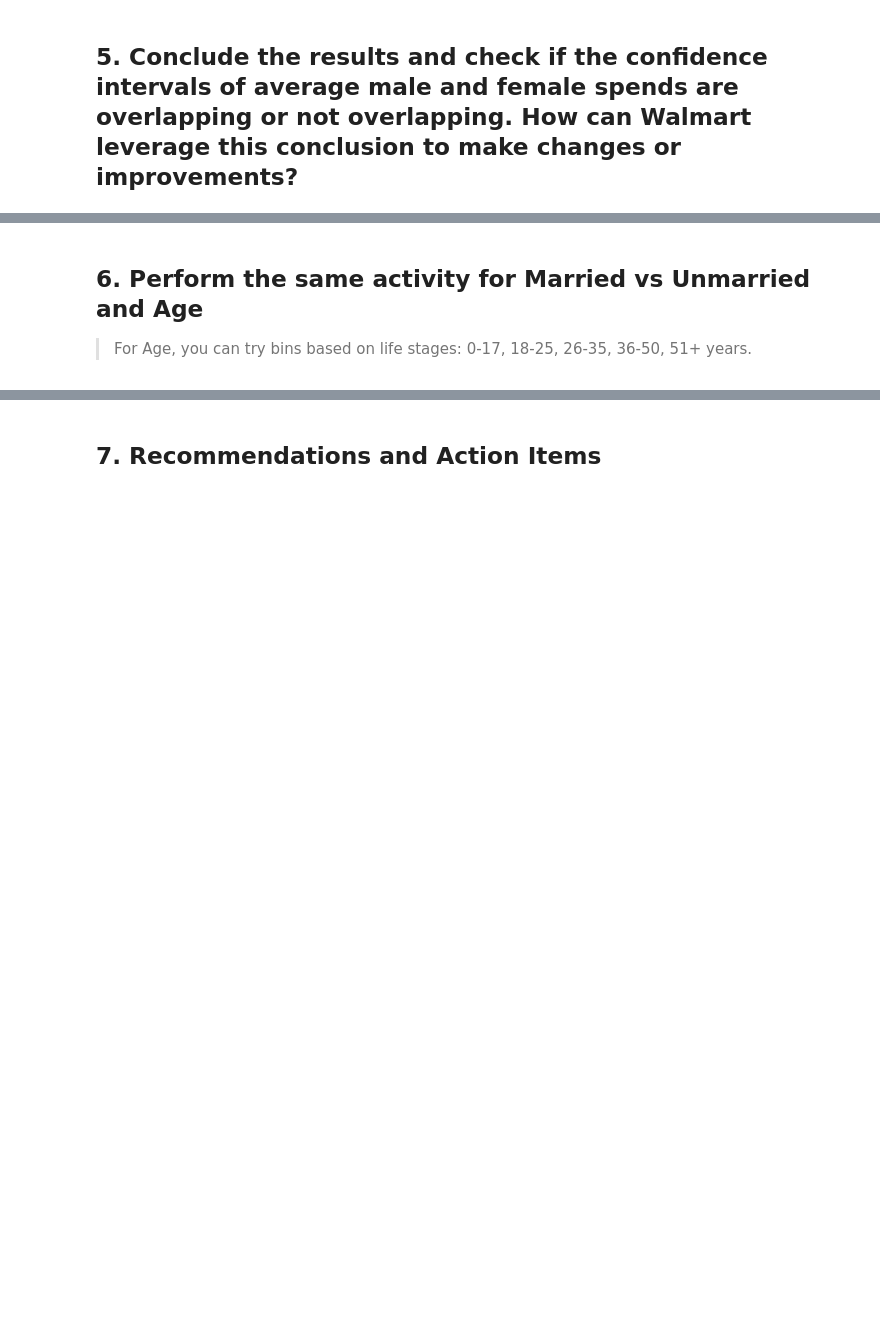
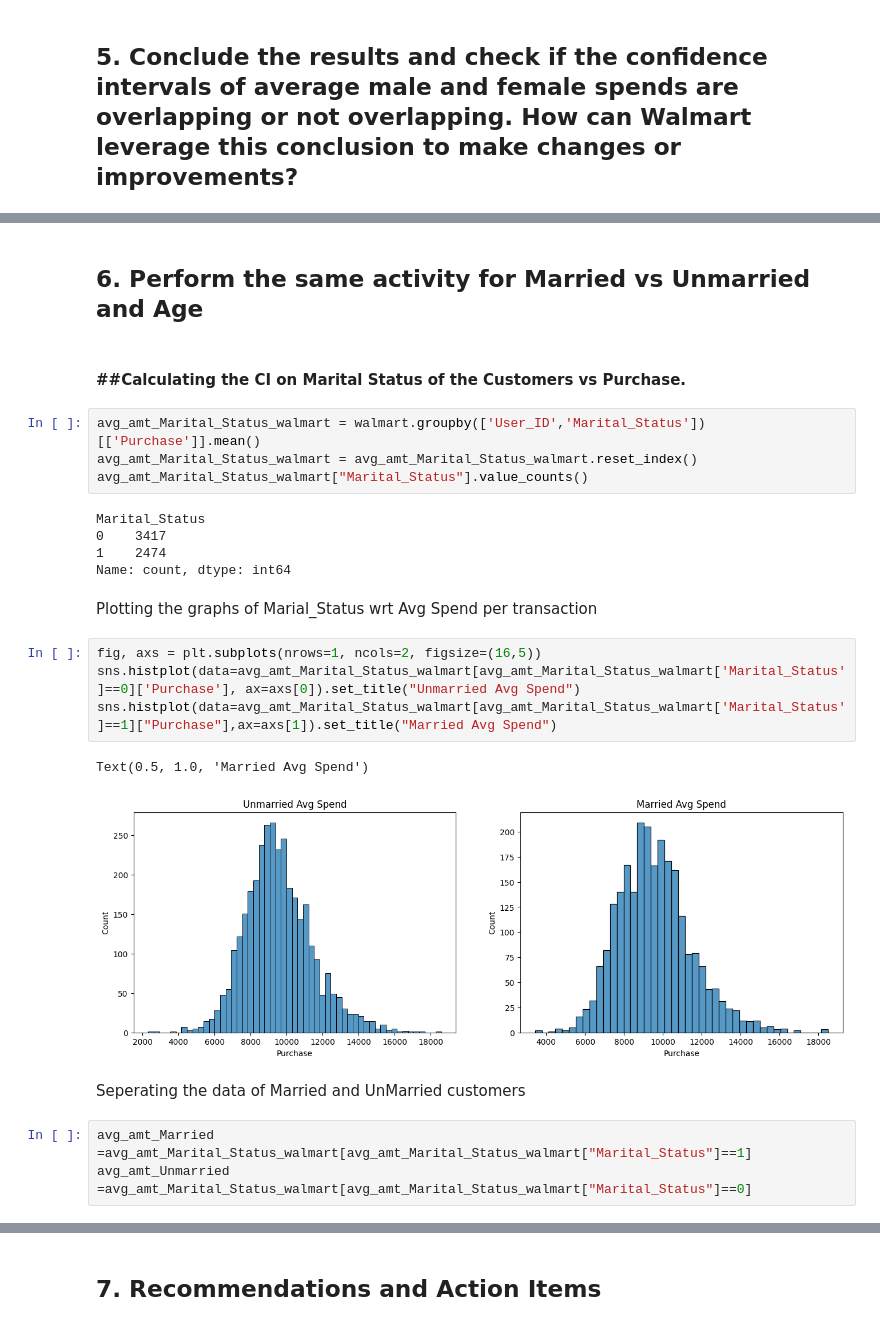
Before and after one commit to SreeMB/Wallmart_Data_Analysis, a Jupyter notebook: wallmart.ipynb, the cells around one changed output, grey strips where cells are left out. Saved outputs shown, nothing was run; the diff lists cells and outputs as text; blank space fills up the shorter version.

```diff
--- a/wallmart.ipynb
+++ b/wallmart.ipynb
@@ -561,3 +910,27 @@ sns.pairplot(walmart)
 # %% [markdown]
 ## 6. Perform the same activity for Married vs Unmarried and Age
-> For Age, you can try bins based on life stages: 0-17, 18-25, 26-35, 36-50, 51+ years.
+# %% [markdown]
+#### ##Calculating the CI on Marital Status of the Customers vs Purchase.
+# %%
+avg_amt_Marital_Status_walmart = walmart.groupby(['User_ID','Marital_Status'])[['Purchase']].mean()
+avg_amt_Marital_Status_walmart = avg_amt_Marital_Status_walmart.reset_index()
+avg_amt_Marital_Status_walmart["Marital_Status"].value_counts()
+# %% [output]
+Marital_Status
+0    3417
+1    2474
+Name: count, dtype: int64
+# %% [markdown]
+Plotting the graphs of Marial_Status wrt Avg Spend per transaction
+# %%
+fig, axs = plt.subplots(nrows=1, ncols=2, figsize=(16,5))
+sns.histplot(data=avg_amt_Marital_Status_walmart[avg_amt_Marital_Status_walmart['Marital_Status']==0]['Purchase'], ax=axs[0]).set_title("Unmarried Avg Spend")
+sns.histplot(data=avg_amt_Marital_Status_walmart[avg_amt_Marital_Status_walmart['Marital_Status']==1]["Purchase"],ax=axs[1]).set_title("Married Avg Spend")
+# %% [output]
+Text(0.5, 1.0, 'Married Avg Spend')
+[figure, added]
+# %% [markdown]
+Seperating the data of Married and UnMarried customers
+# %%
+avg_amt_Married =avg_amt_Marital_Status_walmart[avg_amt_Marital_Status_walmart["Marital_Status"]==1]
+avg_amt_Unmarried =avg_amt_Marital_Status_walmart[avg_amt_Marital_Status_walmart["Marital_Status"]==0]
```
Also changed, not shown: parts of 44 cells of this notebook, 1 other file.
